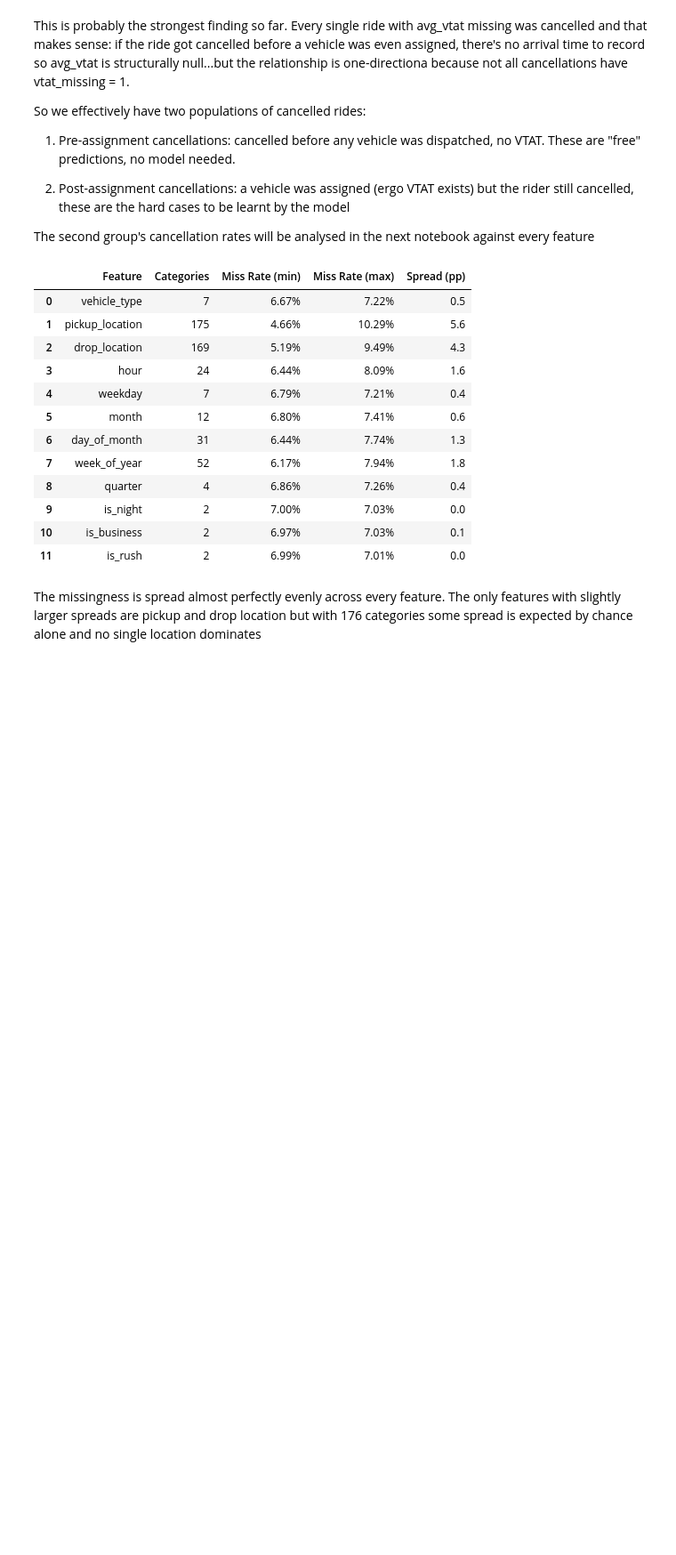
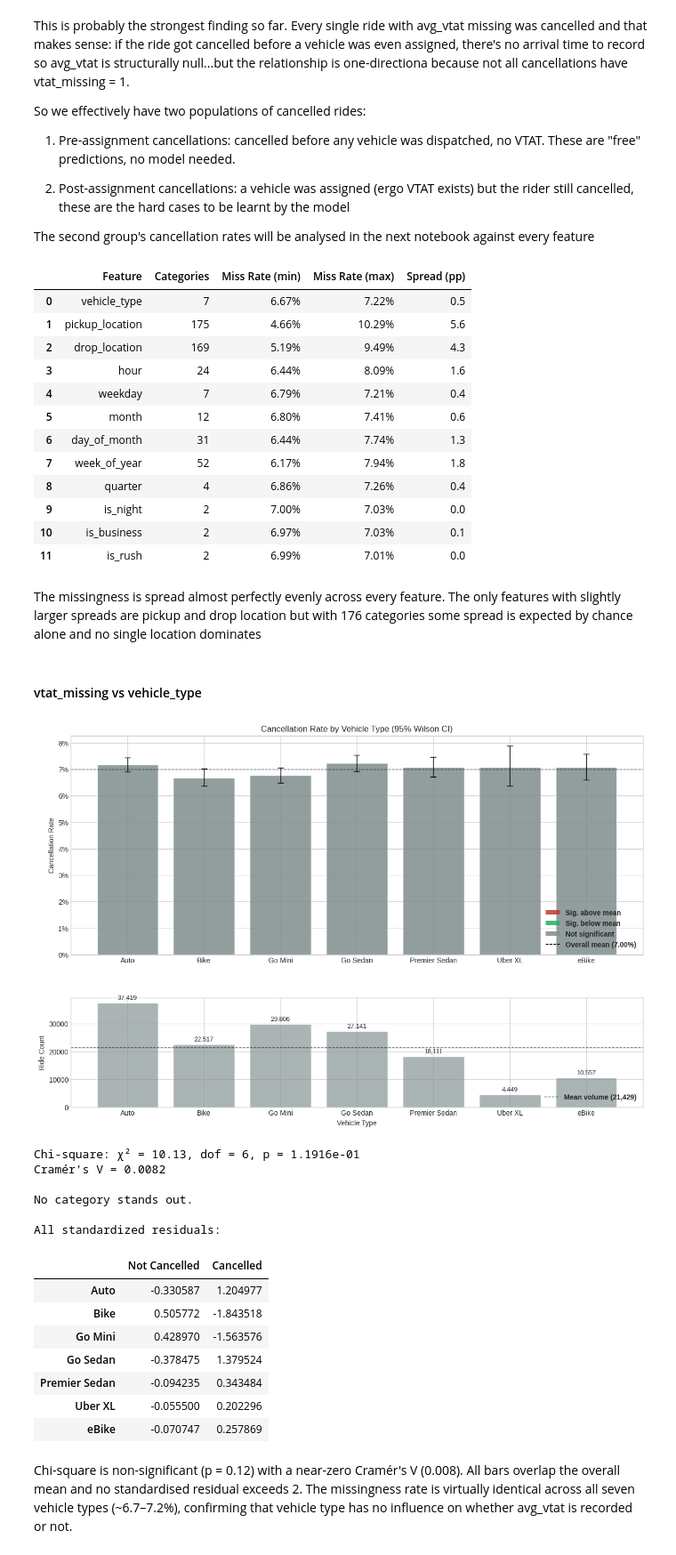
Before and after one commit to amaldu/uber-ride-cancellation-prediction, a Jupyter notebook: uber-analysis/notebooks/05_bivar_eda.ipynb, the cells around one changed output. Shown at 89% size. Cells and saved outputs as stored; diff of their text form; code cells hidden in the pictures; blank space fills up the shorter version.

```diff
--- a/uber-analysis/notebooks/05_bivar_eda.ipynb
+++ b/uber-analysis/notebooks/05_bivar_eda.ipynb
@@ -874,5 +961,33 @@ miss_df
 | 11 | is_rush | 2 | 6.99% | 7.01% | 0.0 |
 # %% [markdown]
 The missingness is spread almost perfectly evenly across every feature. The only features with slightly larger spreads are pickup and drop location but with 176 categories some spread is expected by chance alone and no single location dominates
+# %% [markdown]
+#### vtat_missing vs vehicle_type
+# %%
+vtype_order = sorted(df["vehicle_type"].unique())
+
+vtat_miss_vtype = nominal_vs_binary(
+    df, feature_col="vehicle_type", target_col="vtat_missing",
+    labels=vtype_order,
+    feature_label="Vehicle Type",
+)
+# %% [output]
+[figure, added]
+Chi-square: χ² = 10.13, dof = 6, p = 1.1916e-01
+Cramér's V = 0.0082
+
+No category stands out.
+
+All standardized residuals:
+|  | Not Cancelled | Cancelled |
+| Auto | -0.330587 | 1.204977 |
+| Bike | 0.505772 | -1.843518 |
+| Go Mini | 0.428970 | -1.563576 |
+| Go Sedan | -0.378475 | 1.379524 |
+| Premier Sedan | -0.094235 | 0.343484 |
+| Uber XL | -0.055500 | 0.202296 |
+| eBike | -0.070747 | 0.257869 |
+# %% [markdown]
+Chi-square is non-significant (p = 0.12) with a near-zero Cramér's V (0.008). All bars overlap the overall mean and no standardised residual exceeds 2. The missingness rate is virtually identical across all seven vehicle types (~6.7–7.2%), confirming that vehicle type has no influence on whether avg_vtat is recorded or not.
 # %%
 df.to_parquet("../data/silver/data_to_multivar.parquet", engine="pyarrow", index=False)
```
Also changed, not shown: parts of 4 cells of this notebook.
